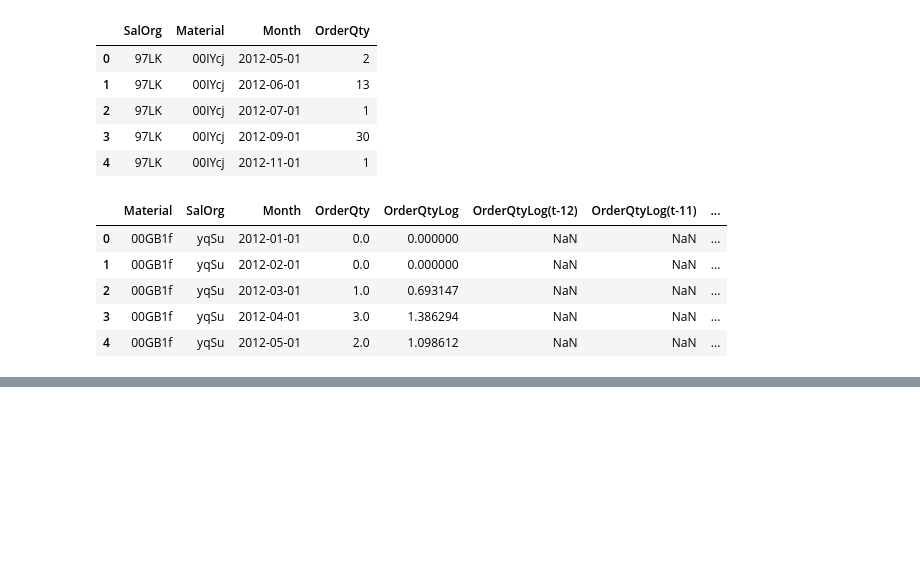
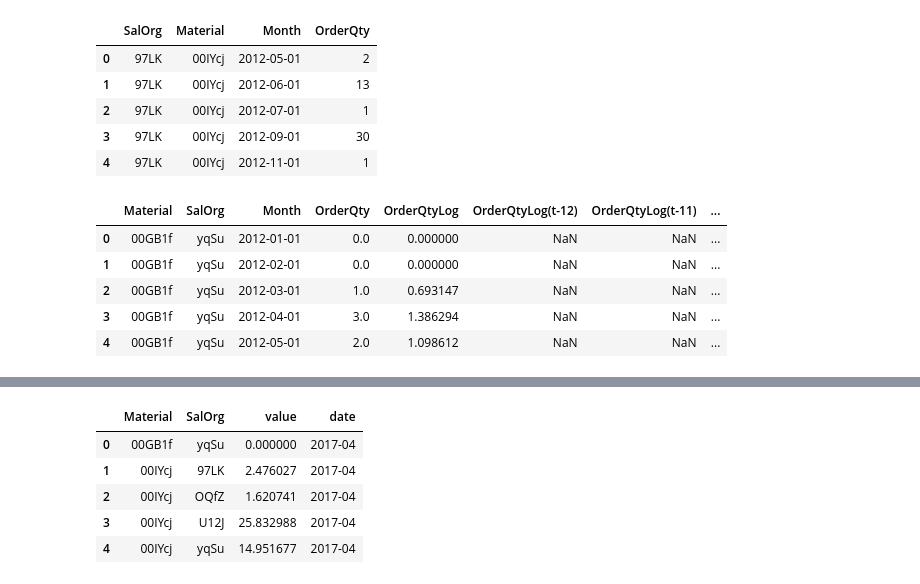
Before and after one commit to tsdaemon/dsg_final, a Jupyter notebook: KNN.ipynb, the cells around one changed output, grey strips where cells are left out. Drawn from its saved outputs; the diff is of its cells as text; code cells hidden in the pictures; blank space fills up the shorter version.

```diff
--- a/KNN.ipynb
+++ b/KNN.ipynb
@@ -67,10 +69,22 @@ def create_validation(data, date, m):
                 (data["Month"] < pd.to_datetime(date))].index, data[(data["Month"] >= pd.to_datetime(date)) &
                 (data["Month"] < pd.to_datetime(date) + relativedelta(months=3))].index
 
+def create_agg_features(data, indexes, lags, columns, name):
+    temp = data.loc[(data["Month"] > data.loc[indexes, "Month"].min() - relativedelta(years=lags))&
+                    (data["Month"] < data.loc[indexes, "Month"].min())].groupby(columns)["OrderQty"].agg(["median", "mean", "std", "min", "max"]).reset_index()
+    temp.columns = columns + [col + name + str(lags) for col in ["median", "mean", "std", "min", "max"]]
+    return temp
+
 validation_months = ['2016-08-01', '2016-09-01', '2016-10-01', '2016-11-01']
 
 folds = []
 for month in validation_months:
-    folds.append(create_validation(series, month, 4))
+    fold = create_validation(series, month, 3)
+    folds.append(fold)
+
+    temp = series.loc[folds[0]].merge(create_agg_features(series, folds[0], 1, ["SalOrg", "Material"], "_s_m_"), how='left', on=["SalOrg", "Material"])
+    temp = temp.merge(create_agg_features(series, folds[0], 1, ["SalOrg"], "_s_"), how='left', on=["SalOrg"])
+    temp = temp.merge(create_agg_features(series, folds[0], 1, ["Material"], "_m_"), how='left', on=["Material"])
+    series.loc[folds[0]] = temp
 # %%
 # knn model
@@ -123,8 +185,14 @@ tst['OrderQty(t+3)'] = prediction.T[2]
 ml = pd.melt(tst, id_vars=['Material', 'SalOrg'], value_vars=['OrderQty(t+1)', 'OrderQty(t+2)','OrderQty(t+3)'])
 # %%
 ml['date'] = ml.variable.replace({'OrderQty(t+1)':'2017-04', 'OrderQty(t+2)':'2017-05', 'OrderQty(t+3)':'2017-06'})
-del ml['variable']
 ml.head()
+# %% [output]
+|  | Material | SalOrg | value | date |
+| 0 | 00GB1f | yqSu | 0.000000 | 2017-04 |
+| 1 | 00IYcj | 97LK | 2.476027 | 2017-04 |
+| 2 | 00IYcj | OQfZ | 1.620741 | 2017-04 |
+| 3 | 00IYcj | U12J | 25.832988 | 2017-04 |
+| 4 | 00IYcj | yqSu | 14.951677 | 2017-04 |
 # %%
 result = eval.merge(ml, on=['Material', 'SalOrg', 'date'])
 result
```
Also changed, not shown: parts of 5 cells of this notebook, 1 other file.
